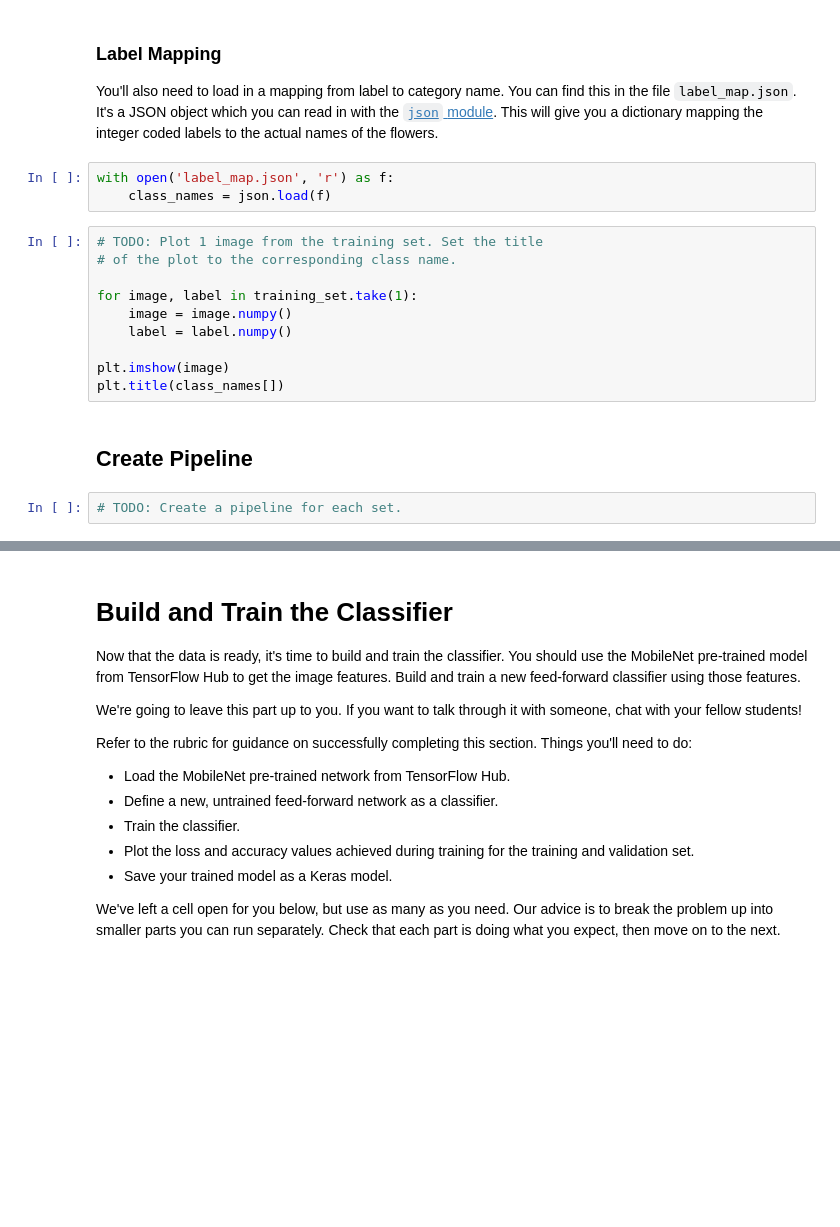
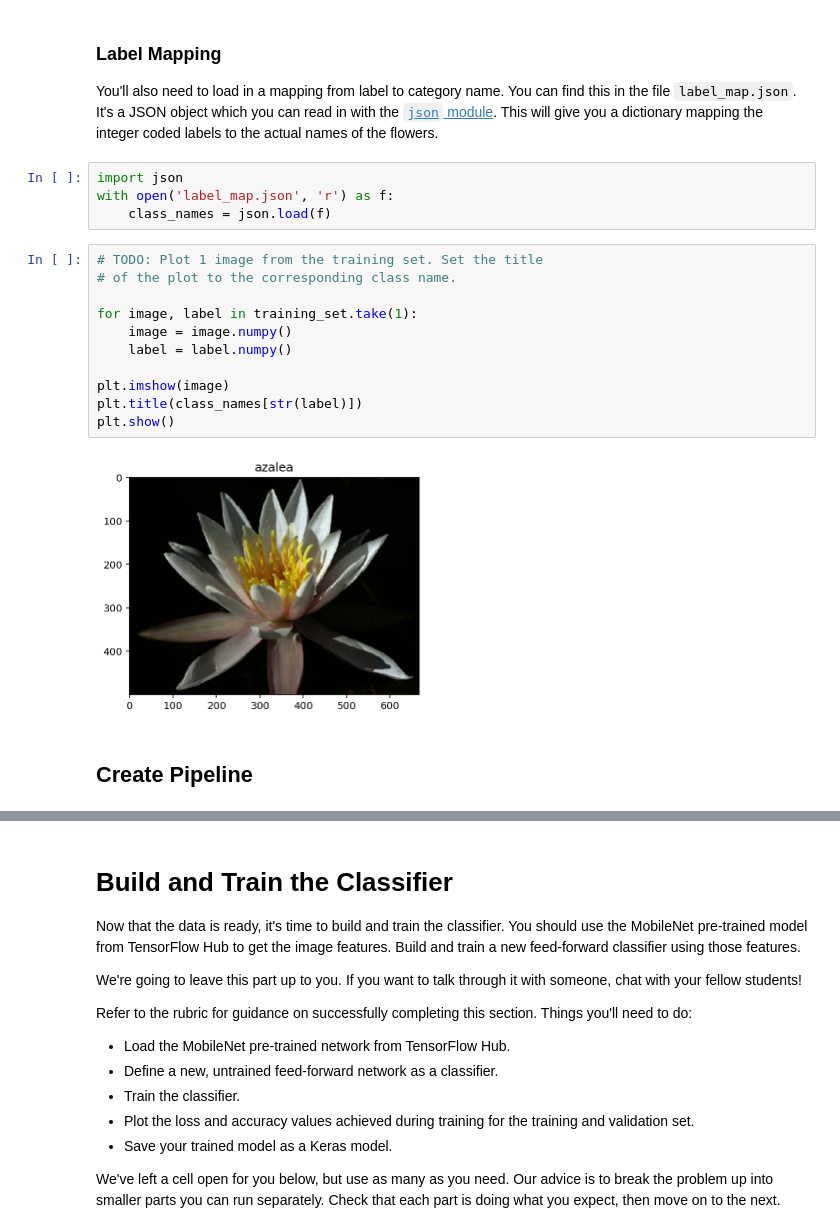
Before and after one commit to mrap/intro-to-ml-tensorflow, a Jupyter notebook: projects/p2_image_classifier/Project_Image_Classifier_Project.ipynb, the cells around one changed output, grey strips where cells are left out. Cells and saved outputs as stored; diff of their text form; blank space fills up the shorter version.

```diff
--- a/projects/p2_image_classifier/Project_Image_Classifier_Project.ipynb
+++ b/projects/p2_image_classifier/Project_Image_Classifier_Project.ipynb
@@ -128,19 +128,21 @@ plt.show()
 
 You'll also need to load in a mapping from label to category name. You can find this in the file `label_map.json`. It's a JSON object which you can read in with the [`json` module](https://docs.python.org/3.7/library/json.html). This will give you a dictionary mapping the integer coded labels to the actual names of the flowers.
 # %%
+import json
 with open('label_map.json', 'r') as f:
     class_names = json.load(f)
 # %%
 # TODO: Plot 1 image from the training set. Set the title
 # of the plot to the corresponding class name.
 
 for image, label in training_set.take(1):
     image = image.numpy()
     label = label.numpy()
 
 plt.imshow(image)
-plt.title(class_names[])
+plt.title(class_names[str(label)])
+plt.show()
+# %% [output]
+[figure, added]
 # %% [markdown]
 ## Create Pipeline
-# %%
-# TODO: Create a pipeline for each set.
```
Also changed, not shown: parts of 1 cell of this notebook.
